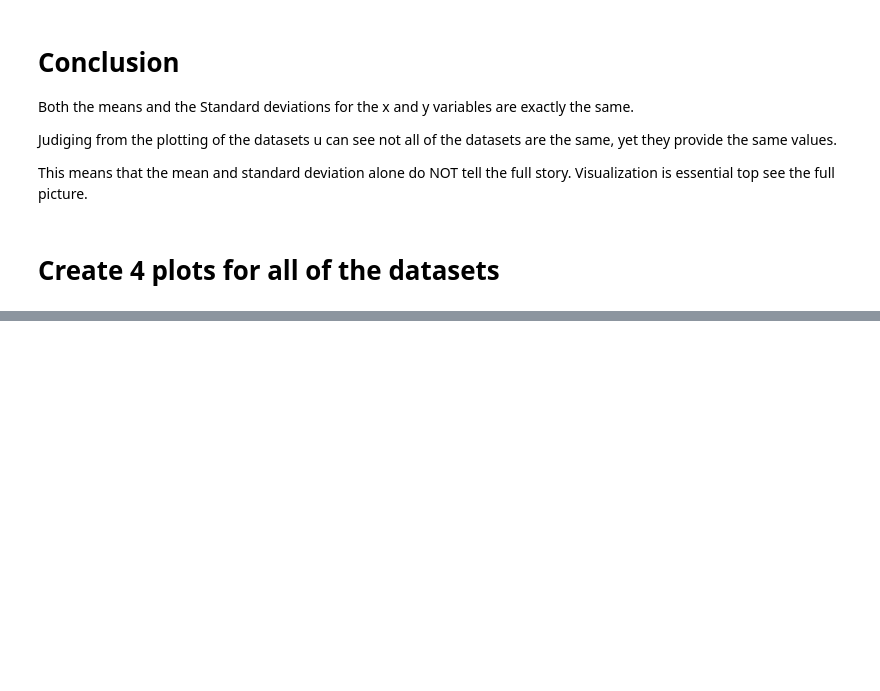
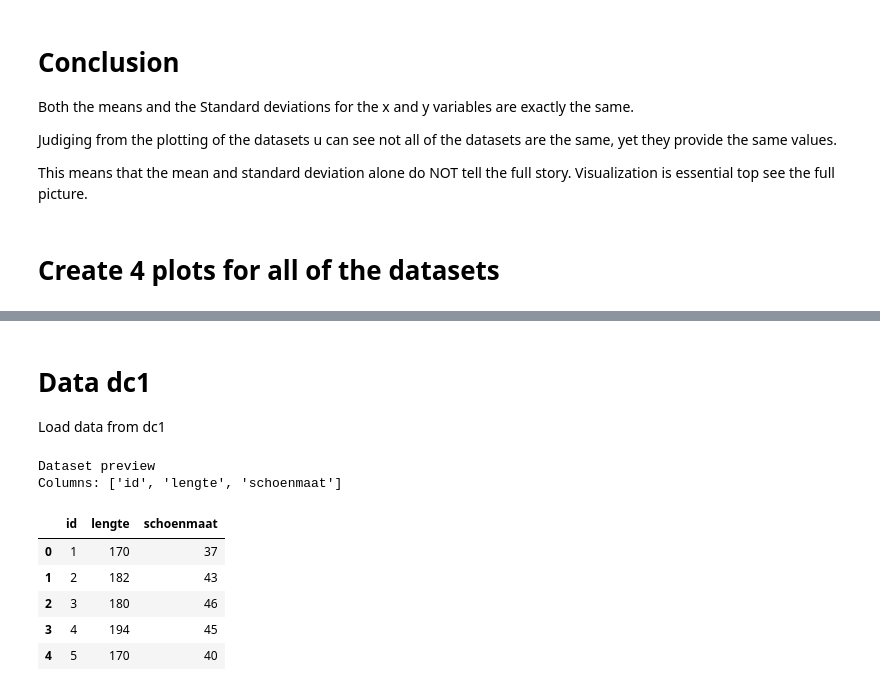
Before and after one commit to BuckInVoid/DataScienceZuyd, a Jupyter notebook: Assignments/Week1assignment.ipynb, the cells around one changed output, grey strips where cells are left out. Cells and saved outputs as stored; diff of their text form; code cells hidden in the pictures; blank space fills up the shorter version.

```diff
--- a/Assignments/Week1assignment.ipynb
+++ b/Assignments/Week1assignment.ipynb
@@ -75,0 +100,19 @@ This means that the mean and standard deviation alone do NOT tell the full story
+# %% [markdown]
+# Data dc1
+Load data from dc1
+# %%
+# Load the Anscombe's Quartet dataset from the datasets folder.
+df = pd.read_csv('../datasets/data_dc1.csv', sep=';')
+
+print("Dataset preview")
+print(f"Columns: {list(df.columns)}")
+df.head()
+# %% [output]
+Dataset preview
+Columns: ['id', 'lengte', 'schoenmaat']
+|  | id | lengte | schoenmaat |
+| 0 | 1 | 170 | 37 |
+| 1 | 2 | 182 | 43 |
+| 2 | 3 | 180 | 46 |
+| 3 | 4 | 194 | 45 |
+| 4 | 5 | 170 | 40 |
```
Also changed, not shown: parts of 10 cells of this notebook.
